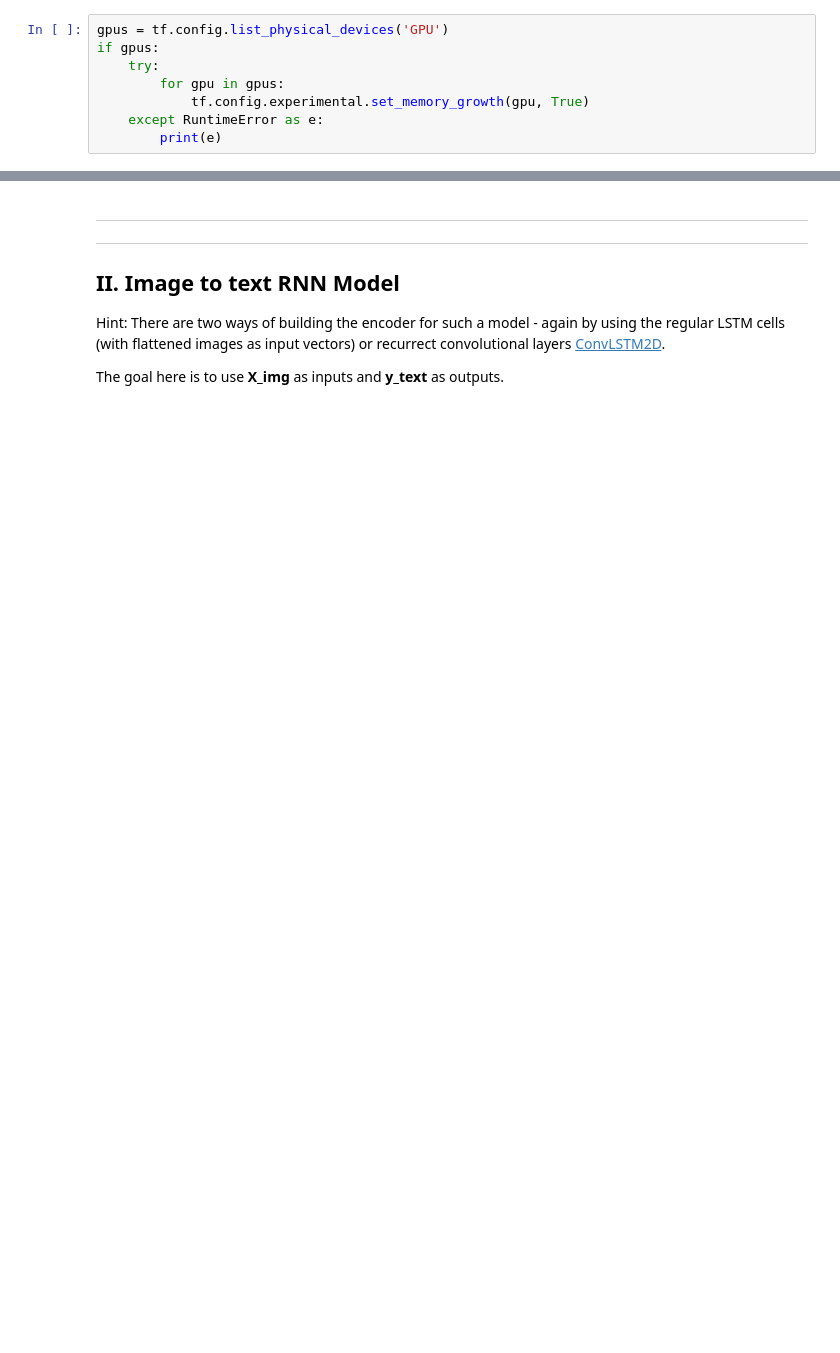
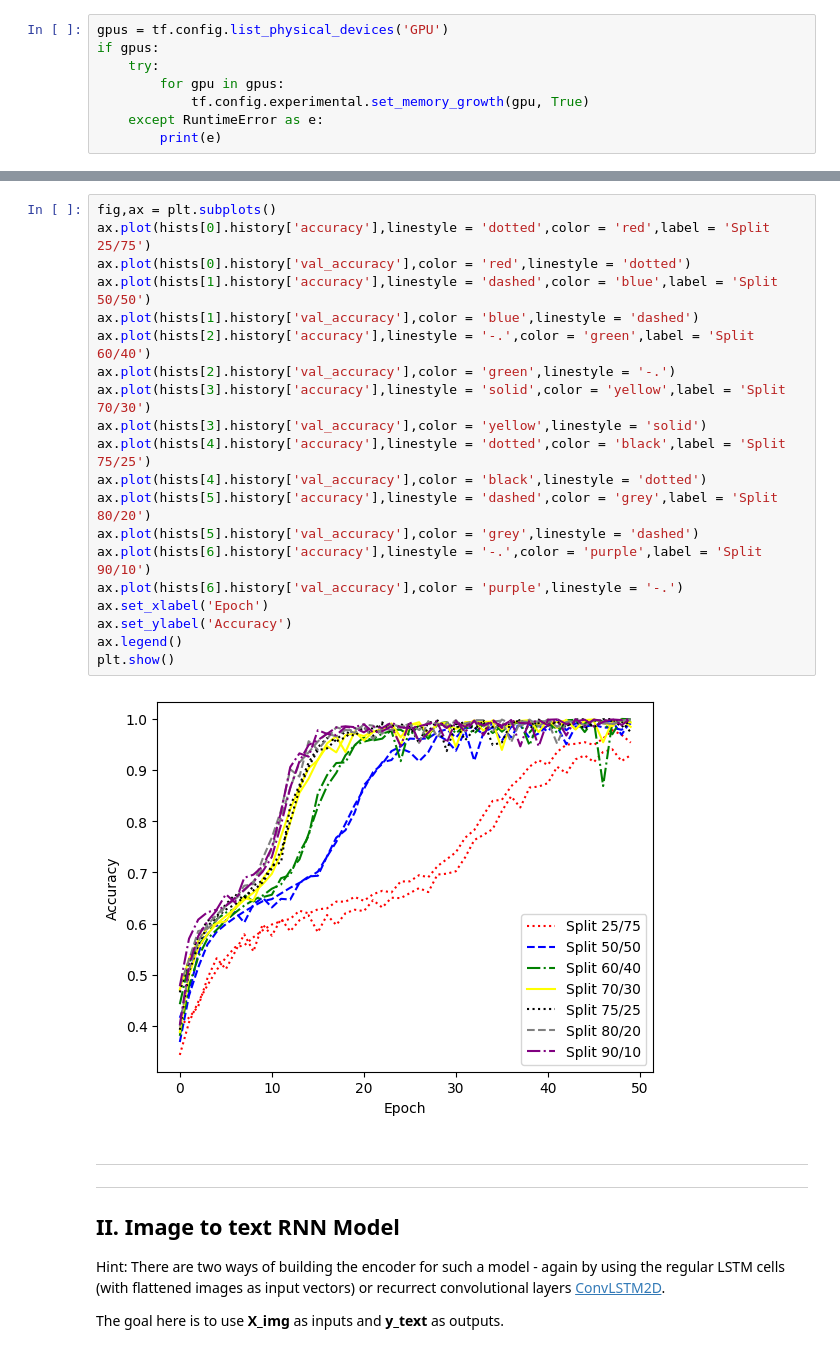
Before and after one commit to JasperSche/A3, a Jupyter notebook: A2_RNNs.ipynb, the cells around one changed output, grey strips where cells are left out. Saved outputs shown, nothing was run; the diff lists cells and outputs as text; blank space fills up the shorter version.

```diff
--- a/A2_RNNs.ipynb
+++ b/A2_RNNs.ipynb
@@ -454,3 +506,25 @@ decode_labels(pred)
+# %%
+fig,ax = plt.subplots()
+ax.plot(hists[0].history['accuracy'],linestyle = 'dotted',color = 'red',label = 'Split 25/75')
+ax.plot(hists[0].history['val_accuracy'],color = 'red',linestyle = 'dotted')
+ax.plot(hists[1].history['accuracy'],linestyle = 'dashed',color = 'blue',label = 'Split 50/50')
+ax.plot(hists[1].history['val_accuracy'],color = 'blue',linestyle = 'dashed')
+ax.plot(hists[2].history['accuracy'],linestyle = '-.',color = 'green',label = 'Split 60/40')
+ax.plot(hists[2].history['val_accuracy'],color = 'green',linestyle = '-.')
+ax.plot(hists[3].history['accuracy'],linestyle = 'solid',color = 'yellow',label = 'Split 70/30')
+ax.plot(hists[3].history['val_accuracy'],color = 'yellow',linestyle = 'solid')
+ax.plot(hists[4].history['accuracy'],linestyle = 'dotted',color = 'black',label = 'Split 75/25')
+ax.plot(hists[4].history['val_accuracy'],color = 'black',linestyle = 'dotted')
+ax.plot(hists[5].history['accuracy'],linestyle = 'dashed',color = 'grey',label = 'Split 80/20')
+ax.plot(hists[5].history['val_accuracy'],color = 'grey',linestyle = 'dashed')
+ax.plot(hists[6].history['accuracy'],linestyle = '-.',color = 'purple',label = 'Split 90/10')
+ax.plot(hists[6].history['val_accuracy'],color = 'purple',linestyle = '-.')
+ax.set_xlabel('Epoch')
+ax.set_ylabel('Accuracy')
+ax.legend()
+plt.show()
+# %% [output]
+[figure, added]
 # %% [markdown]
 
 ---
```
Also changed, not shown: parts of 34 cells of this notebook.
